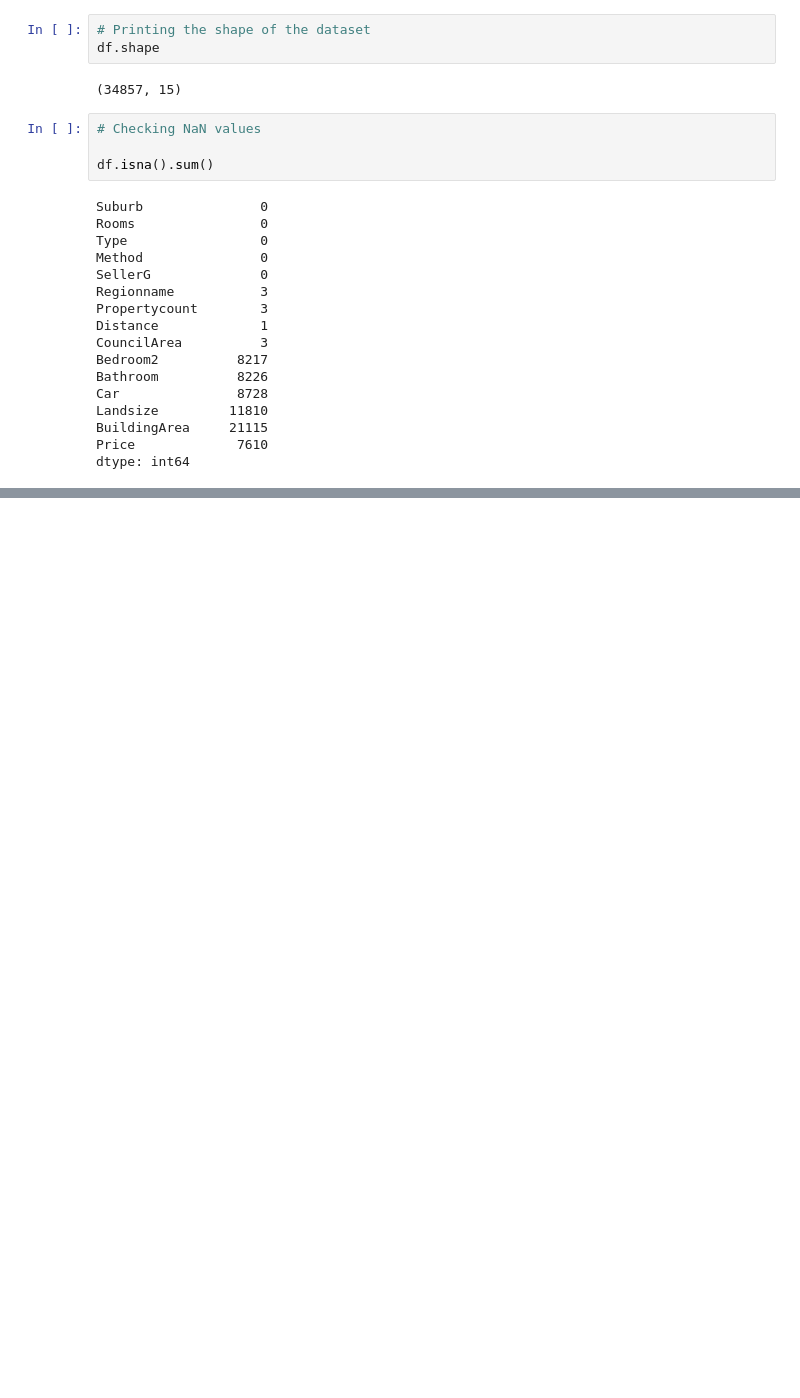
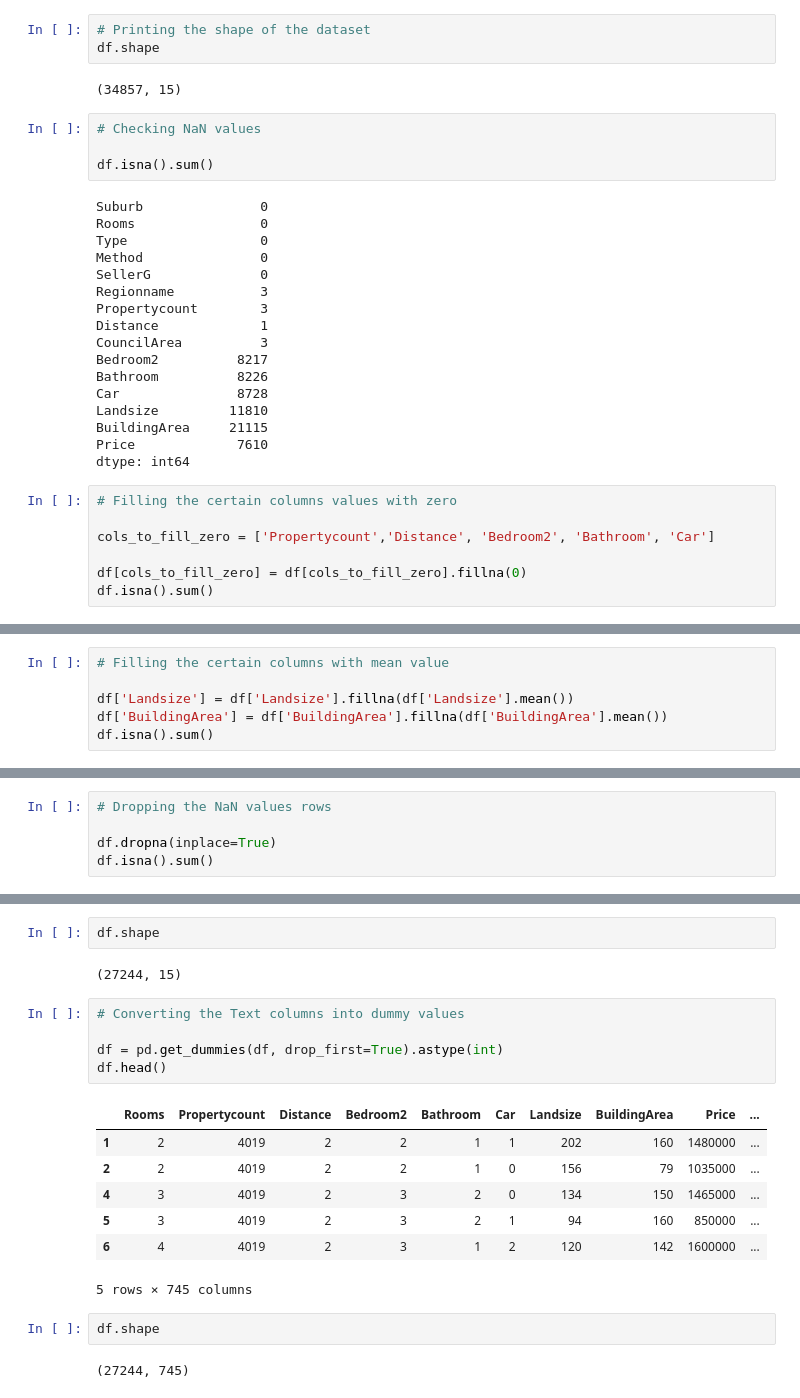
Before and after one commit to ahsanrazi/Machine-Learning, a Jupyter notebook: CodeBasics/L1_L2_Regularization.ipynb, the cells around one changed output, grey strips where cells are left out. Drawn from its saved outputs; the diff is of its cells as text; blank space fills up the shorter version.

```diff
--- a/CodeBasics/L1_L2_Regularization.ipynb
+++ b/CodeBasics/L1_L2_Regularization.ipynb
@@ -137,3 +137,10 @@ Landsize         11810
 BuildingArea     21115
 Price             7610
 dtype: int64
+# %%
+# Filling the certain columns values with zero
+
+cols_to_fill_zero = ['Propertycount','Distance', 'Bedroom2', 'Bathroom', 'Car']
+
+df[cols_to_fill_zero] = df[cols_to_fill_zero].fillna(0)
+df.isna().sum()
@@ -139,0 +164,6 @@ dtype: int64
+# %%
+# Filling the certain columns with mean value
+
+df['Landsize'] = df['Landsize'].fillna(df['Landsize'].mean())
+df['BuildingArea'] = df['BuildingArea'].fillna(df['BuildingArea'].mean())
+df.isna().sum()
@@ -139,0 +187,5 @@ dtype: int64
+# %%
+# Dropping the NaN values rows
+
+df.dropna(inplace=True)
+df.isna().sum()
@@ -139,0 +209,21 @@ dtype: int64
+# %%
+df.shape
+# %% [output]
+(27244, 15)
+# %%
+# Converting the Text columns into dummy values
+
+df = pd.get_dummies(df, drop_first=True).astype(int)
+df.head()
+# %% [output]
+|  | Rooms | Propertycount | Distance | Bedroom2 | Bathroom | Car | Landsize | BuildingArea | Price | ... |
+| 1 | 2 | 4019 | 2 | 2 | 1 | 1 | 202 | 160 | 1480000 | ... |
+| 2 | 2 | 4019 | 2 | 2 | 1 | 0 | 156 | 79 | 1035000 | ... |
+| 4 | 3 | 4019 | 2 | 3 | 2 | 0 | 134 | 150 | 1465000 | ... |
+| 5 | 3 | 4019 | 2 | 3 | 2 | 1 | 94 | 160 | 850000 | ... |
+| 6 | 4 | 4019 | 2 | 3 | 1 | 2 | 120 | 142 | 1600000 | ... |
+5 rows × 745 columns
+# %%
+df.shape
+# %% [output]
+(27244, 745)
```
Also changed, not shown: parts of 14 cells of this notebook.
